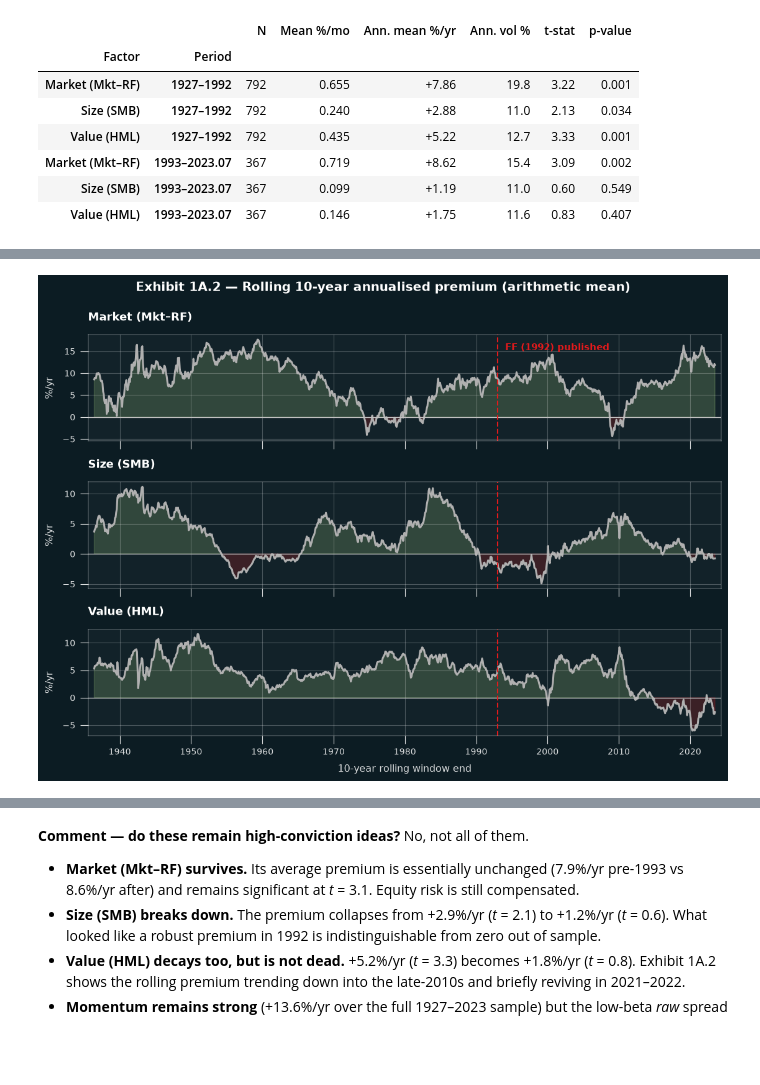
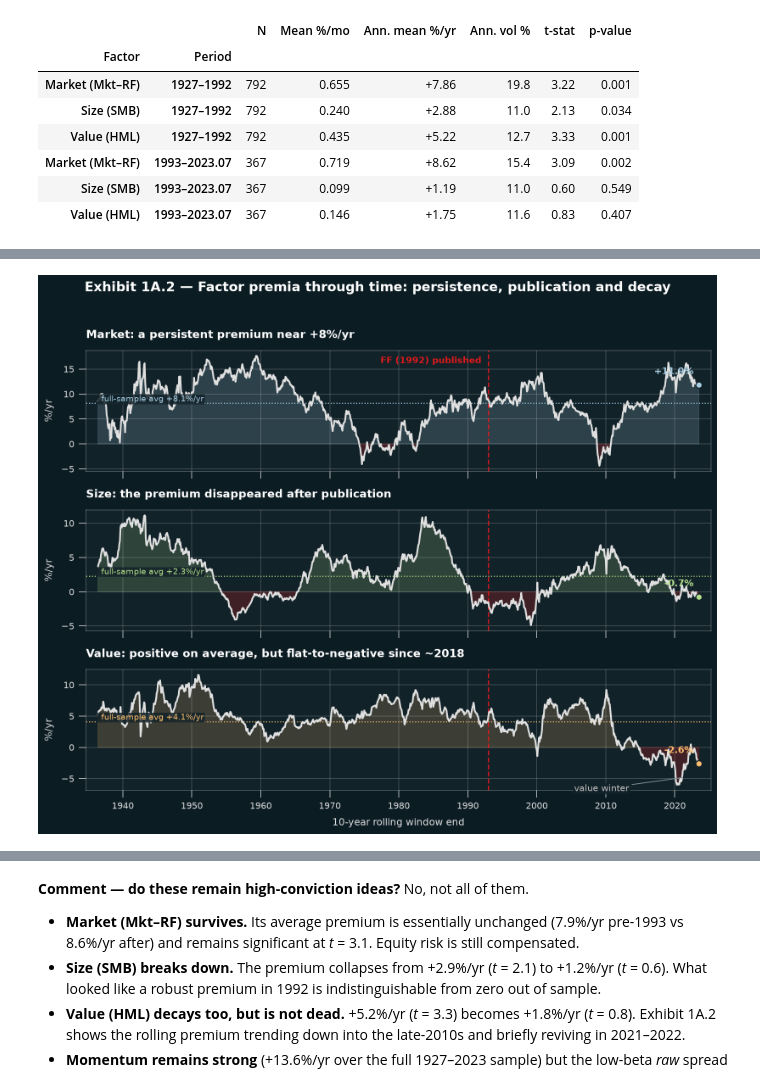
Before and after one commit to Prolead1/goldman2, a Jupyter notebook: notebooks/part1-factor-investing.ipynb, the cells around one changed output, grey strips where cells are left out. Cells and saved outputs as stored; diff of their text form; code cells hidden in the pictures; blank space fills up the shorter version.

Commit message:
Redesign Part 1 exhibits as story-driven, print-quality visuals

```diff
--- a/notebooks/part1-factor-investing.ipynb
+++ b/notebooks/part1-factor-investing.ipynb
@@ -182,30 +208,49 @@ save_exhibit(fig, "1a_premium_decay_ci")
 # %%
-# Exhibit 1A.2 — rolling 10-year annualised premium, small multiples with sign shading
+# Exhibit 1A.2 — rolling 10-year premium, one clear story per factor
 factors = list(FACTORS)
 roll = {f: ff3[f].rolling(120).mean() * 12 for f in factors}
+panel_titles = {
+    "Mkt-RF": "Market: a persistent premium near +8%/yr",
+    "SMB": "Size: the premium disappeared after publication",
+    "HML": "Value: positive on average, but flat-to-negative since ~2018",
+}
 
-fig, axes = plt.subplots(3, 1, sharex=True, figsize=(10.2, 7.4))
+fig, axes = plt.subplots(3, 1, sharex=True, figsize=(10.8, 8.8))
 for ax, factor in zip(axes, factors):
     s = roll[factor].dropna()
     x = s.index.to_timestamp()
-    ax.fill_between(x, s, 0, where=s >= 0, color=C["pos"], alpha=0.20, interpolate=True)
-    ax.fill_between(x, s, 0, where=s < 0, color=C["neg"], alpha=0.20, interpolate=True)
-    ax.plot(x, s, color=C["neutral"], lw=2.0)
-    ax.axhline(0, color="#C0C0C0", lw=0.9)
-    ax.axvline(pd.Timestamp("1993-01-01"), color=C["momentum"], lw=1.4, ls="--")
+    colour = factor_colours[factor]
+    ax.fill_between(x, s, 0, where=s >= 0, color=colour, alpha=0.18, interpolate=True)
+    ax.fill_between(x, s, 0, where=s < 0, color=C["neg"], alpha=0.22, interpolate=True)
+    ax.plot(x, s, color="#E0E0E0", lw=2.0, zorder=3)
+    avg = ff3[factor].mean() * 12
+    ax.axhline(avg, color=colour, lw=1.2, ls=":")
+    ax.text(x[1], avg, f" full-sample avg {avg:+.1f}%/yr", color=colour, fontsize=9,
+            va="bottom", ha="left",
+            bbox=dict(facecolor=PANEL, edgecolor="none", alpha=0.85, pad=1.2))
+    ax.axvline(pd.Timestamp("1993-01-01"), color=C["momentum"], lw=1.5, ls="--", alpha=0.9)
+    latest = s.iloc[-1]
+    ax.scatter(x[-1], latest, s=50, color=colour, zorder=4, edgecolor=PANEL, lw=1.2)
+    ax.annotate(f"{latest:+.1f}%", xy=(x[-1], latest), xytext=(-6, 12), textcoords="offset points",
+                color=colour, fontsize=10.5, fontweight="bold", ha="right")
+    ax.set_title(panel_titles[factor], loc="left", fontsize=12.5)
     ax.set_ylabel("%/yr")
-    ax.set_title(FACTORS[factor], loc="left", fontsize=11.5)
-    ax.margins(x=0.01)
-axes[0].annotate("FF (1992) published", xy=(pd.Timestamp("1993-01-01"), 0.92),
-                 xycoords=("data", "axes fraction"), xytext=(8, 0), textcoords="offset points",
-                 color=C["momentum"], fontsize=9.5, fontweight="bold", va="top")
+    ax.margins(x=0.02)
+
+axes[0].annotate("FF (1992) published", xy=(pd.Timestamp("1993-01-01"), 0.95),
+                 xycoords=("data", "axes fraction"), xytext=(-8, 0), textcoords="offset points",
+                 color=C["momentum"], fontsize=10, fontweight="bold", ha="right", va="top")
+axes[2].annotate("value winter", xy=(pd.Timestamp("2021-06-01"), -4.8),
+                 xytext=(pd.Timestamp("2009-06-01"), -7.0), fontsize=10, color="#C0C0C0",
+                 ha="center", bbox=dict(facecolor=PANEL, edgecolor="none", alpha=0.85, pad=1.2),
+                 arrowprops=dict(arrowstyle="-", color="#7A8A92", lw=1.0))
 axes[-1].set_xlabel("10-year rolling window end")
-fig.suptitle("Exhibit 1A.2 — Rolling 10-year annualised premium (arithmetic mean)",
-             fontsize=13, fontweight="bold", y=0.995)
-fig.tight_layout()
+fig.suptitle("Exhibit 1A.2 — Factor premia through time: persistence, publication and decay",
+             fontsize=15, fontweight="bold", y=0.995)
+fig.tight_layout(rect=(0, 0, 1, 0.97))
 save_exhibit(fig, "1a_rolling_premia")
 # %% [output]
-[figure, old version]
+[figure, new version]
 # %%
 # The two long-short spreads reused in 1D and 1E
 spread_table = pd.DataFrame({
```
Also changed, not shown: parts of 9 cells of this notebook, 7 other files.
